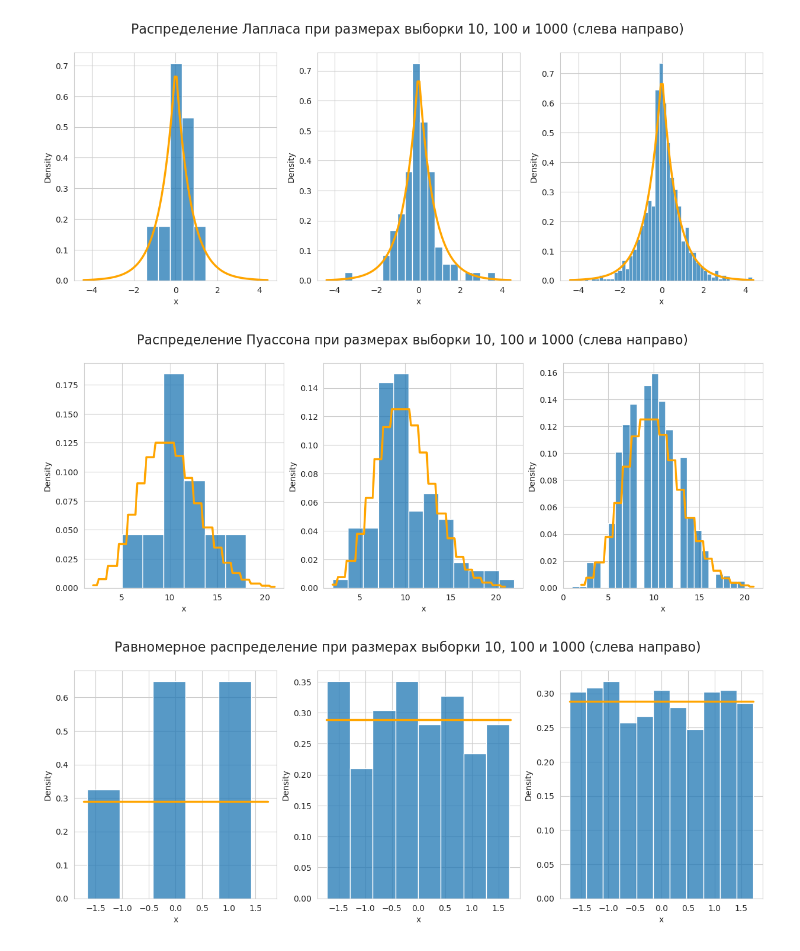
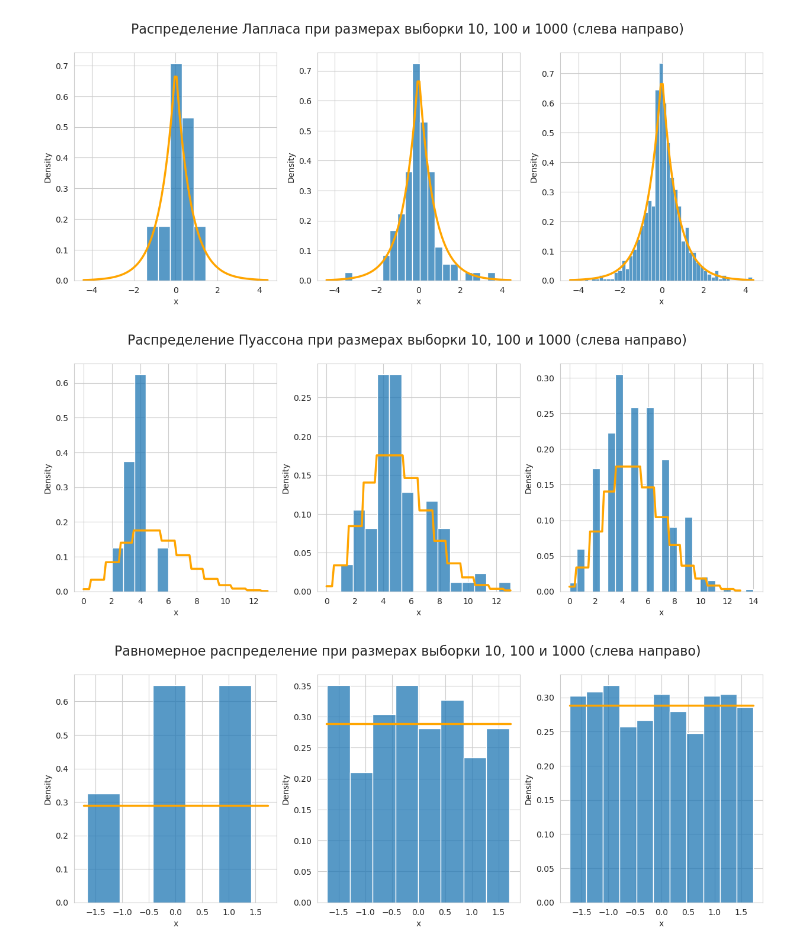
Before and after one commit to haskell-md2/MatStat, a Jupyter notebook: lab1-4/lab1-4.ipynb, the cells around one changed output. Saved outputs shown, nothing was run; the diff lists cells and outputs as text; code cells hidden in the pictures.

```diff
--- a/lab1-4/lab1-4.ipynb
+++ b/lab1-4/lab1-4.ipynb
@@ -64,9 +64,9 @@ show_different_n(dists[2][1],dists[2][0],loc = 0, scale = 1/sqrt(2))
 # %% [output]
 [figure]
 # %%
-show_different_n(dists[3][1],dists[3][0],mu = 10)
+show_different_n(dists[3][1],dists[3][0],mu = 5)
 # %% [output]
-[figure, old version]
+[figure, new version]
 # %%
 # loc = a
 # loc + scale = b
```
Also changed, not shown: parts of 9 cells of this notebook, 7 other files.
